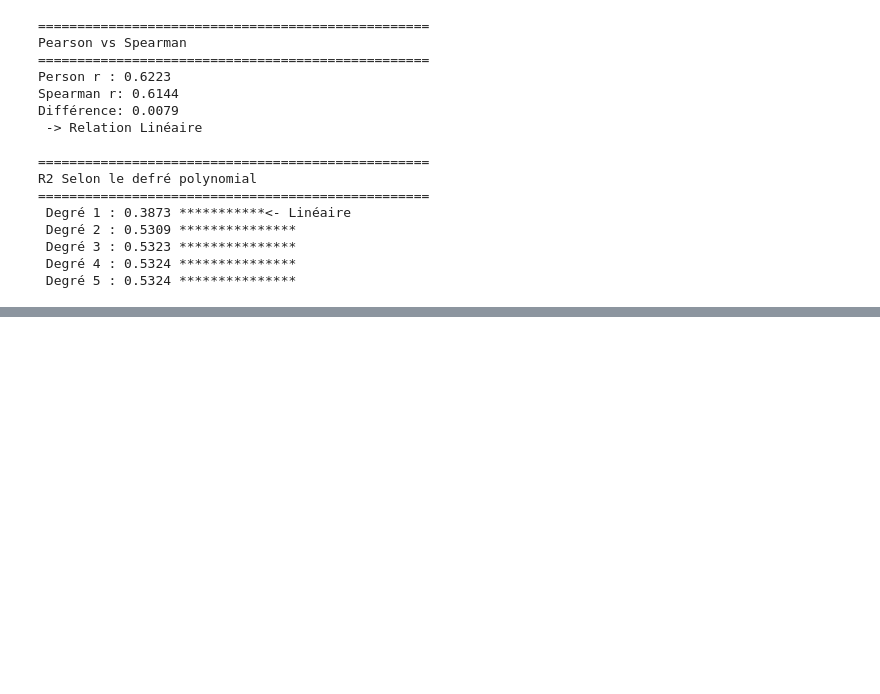
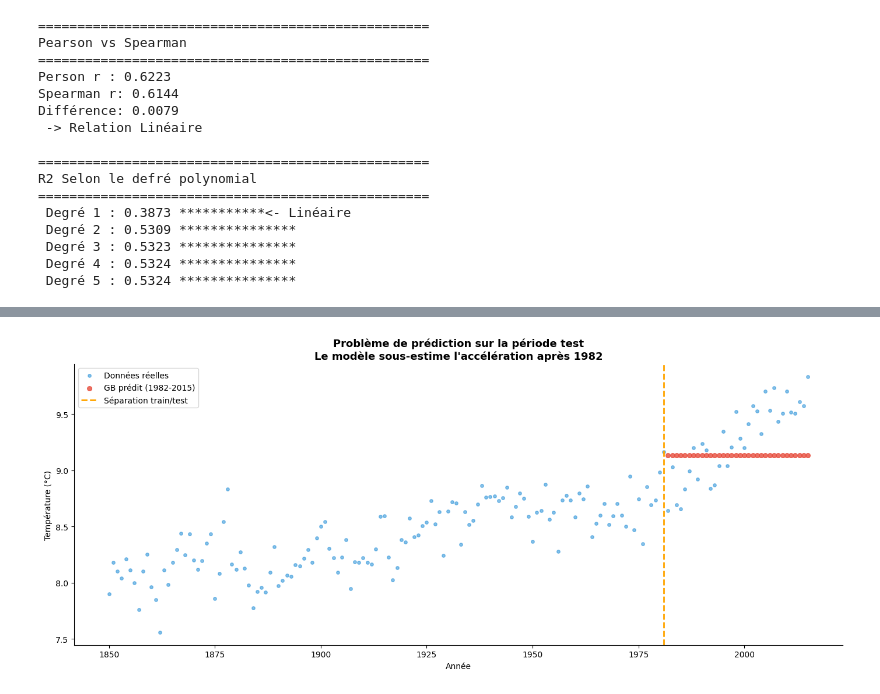
Before and after one commit to Aous1997/climat-change-analysis, a Jupyter notebook: notebooks/analyse_climat.ipynb, the cells around one changed output, grey strips where cells are left out. Cells and saved outputs as stored; diff of their text form; code cells hidden in the pictures; blank space fills up the shorter version.

```diff
--- a/notebooks/analyse_climat.ipynb
+++ b/notebooks/analyse_climat.ipynb
@@ -626,0 +747,39 @@ R2 Selon le defré polynomial
+# %%
+fig, ax = plt.subplots(figsize=(14, 6))
+
+# Données réelles
+ax.scatter(
+    df_moderne['Year'],
+    df_moderne['temp_moyenne'],
+    color='#3498DB', s=15,
+    alpha=0.6, label='Données réelles'
+)
+
+# Prédictions sur test
+ax.scatter(
+    X_test.flatten(),
+    resultats_climat['Gradient Boosting']['preds'],
+    color='#E74C3C', s=30,
+    alpha=0.8, label='GB prédit (1982-2015)'
+)
+
+# Ligne séparation train/test
+ax.axvline(
+    x=1981, color='orange',
+    linestyle='--', linewidth=2,
+    label='Séparation train/test'
+)
+
+ax.set_title(
+    'Problème de prédiction sur la période test\n'
+    'Le modèle sous-estime l\'accélération après 1982',
+    fontsize=13, fontweight='bold'
+)
+ax.set_xlabel('Année')
+ax.set_ylabel('Température (°C)')
+ax.legend()
+ax.spines[['top', 'right']].set_visible(False)
+plt.tight_layout()
+plt.show()
+# %% [output]
+[figure, added]
```
Also changed, not shown: parts of 17 cells of this notebook, 5 other files.
